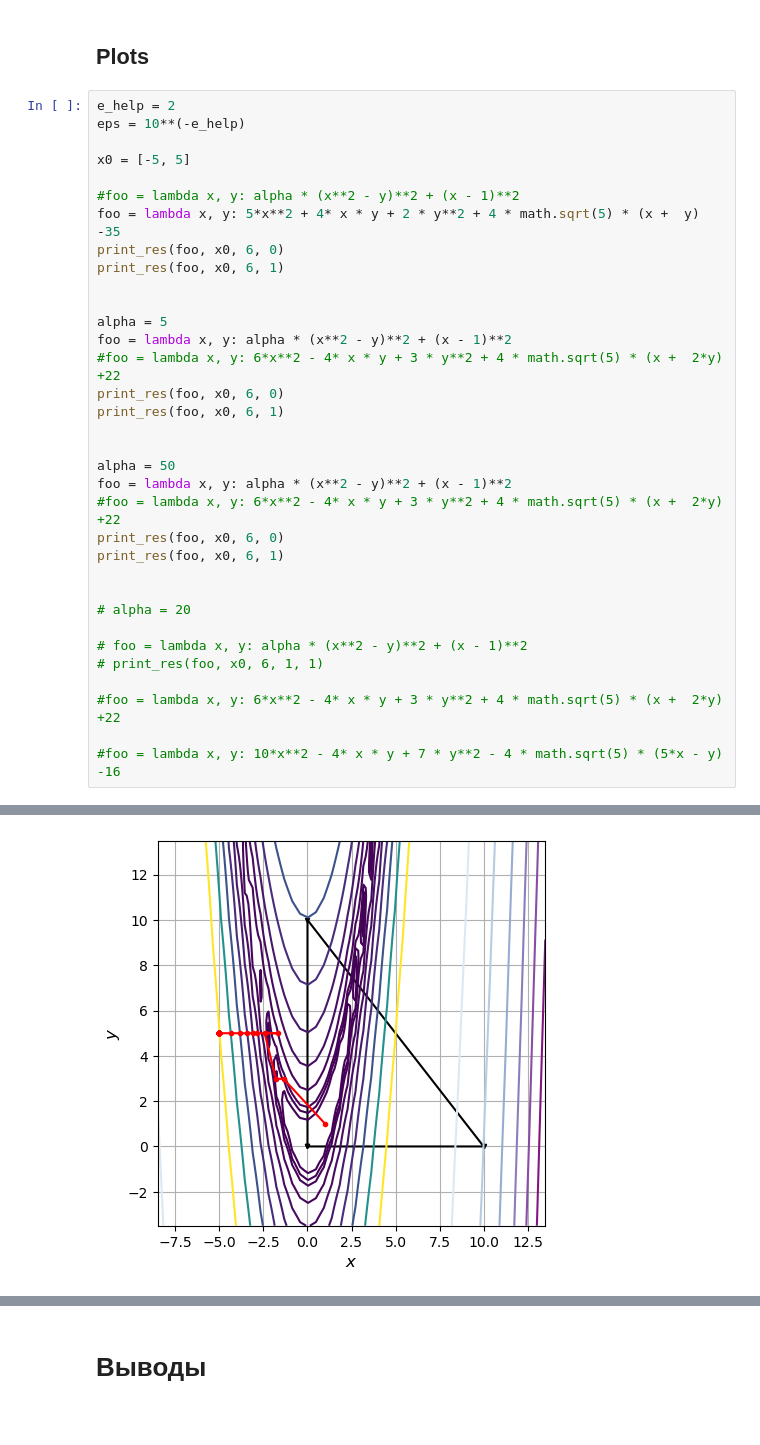
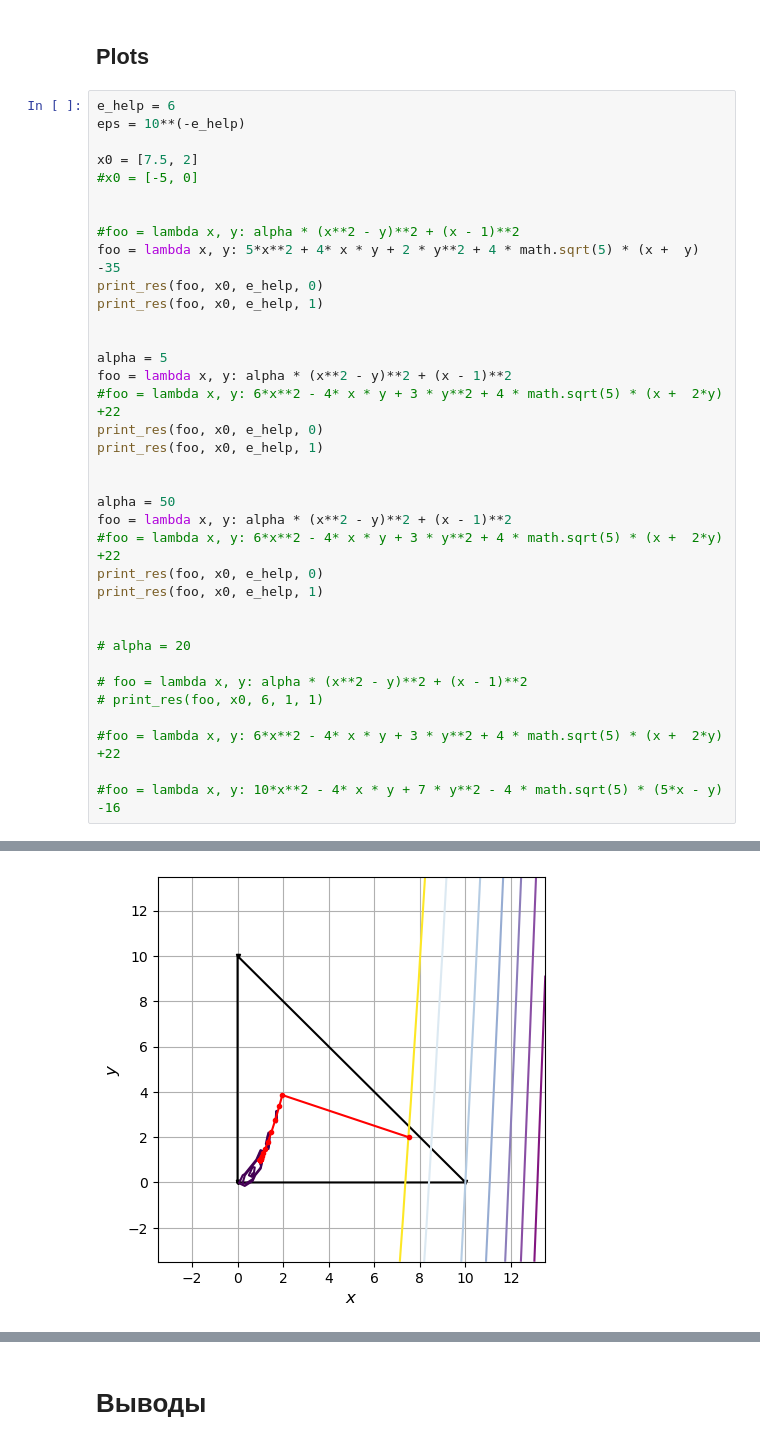
Before and after one commit to sanonesan/optimization_methods_labs, a Jupyter notebook: lab8/lab8.ipynb, the cells around one changed output, grey strips where cells are left out. Cells and saved outputs as stored; diff of their text form.

```diff
--- a/lab8/lab8.ipynb
+++ b/lab8/lab8.ipynb
@@ -1099,29 +1107,31 @@ df4.style.set_caption('Результаты вычислений функции
 # %% [markdown]
 <H2> Plots </H2>
 # %%
-e_help = 2
+e_help = 6
 eps = 10**(-e_help)
 
-x0 = [-5, 5]
+x0 = [7.5, 2]
+#x0 = [-5, 0]
+
 
 #foo = lambda x, y: alpha * (x**2 - y)**2 + (x - 1)**2
 foo = lambda x, y: 5*x**2 + 4* x * y + 2 * y**2 + 4 * math.sqrt(5) * (x +  y) -35
-print_res(foo, x0, 6, 0)
-print_res(foo, x0, 6, 1)
+print_res(foo, x0, e_help, 0)
+print_res(foo, x0, e_help, 1)
 
 
 alpha = 5
 foo = lambda x, y: alpha * (x**2 - y)**2 + (x - 1)**2
 #foo = lambda x, y: 6*x**2 - 4* x * y + 3 * y**2 + 4 * math.sqrt(5) * (x +  2*y) +22
-print_res(foo, x0, 6, 0)
-print_res(foo, x0, 6, 1)
+print_res(foo, x0, e_help, 0)
+print_res(foo, x0, e_help, 1)
 
 
 alpha = 50
 foo = lambda x, y: alpha * (x**2 - y)**2 + (x - 1)**2
 #foo = lambda x, y: 6*x**2 - 4* x * y + 3 * y**2 + 4 * math.sqrt(5) * (x +  2*y) +22
-print_res(foo, x0, 6, 0)
-print_res(foo, x0, 6, 1)
+print_res(foo, x0, e_help, 0)
+print_res(foo, x0, e_help, 1)
 
 
 # alpha = 20
@@ -1212,4 +1222,4 @@ print_res(foo, x0, 6, 1)
-[figure, old version]
+[figure, new version]
                                 Метод внешних штрафных функций
 
 
```
Also changed, not shown: parts of 5 cells of this notebook, 5 other files.
